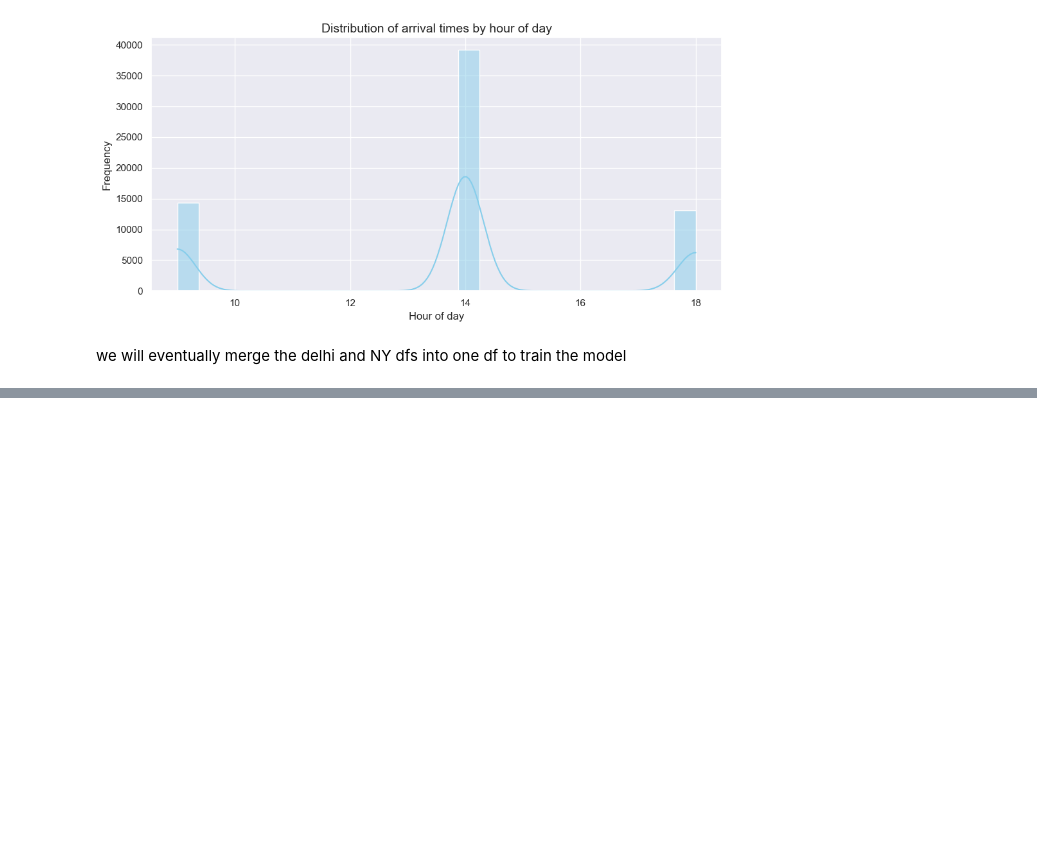
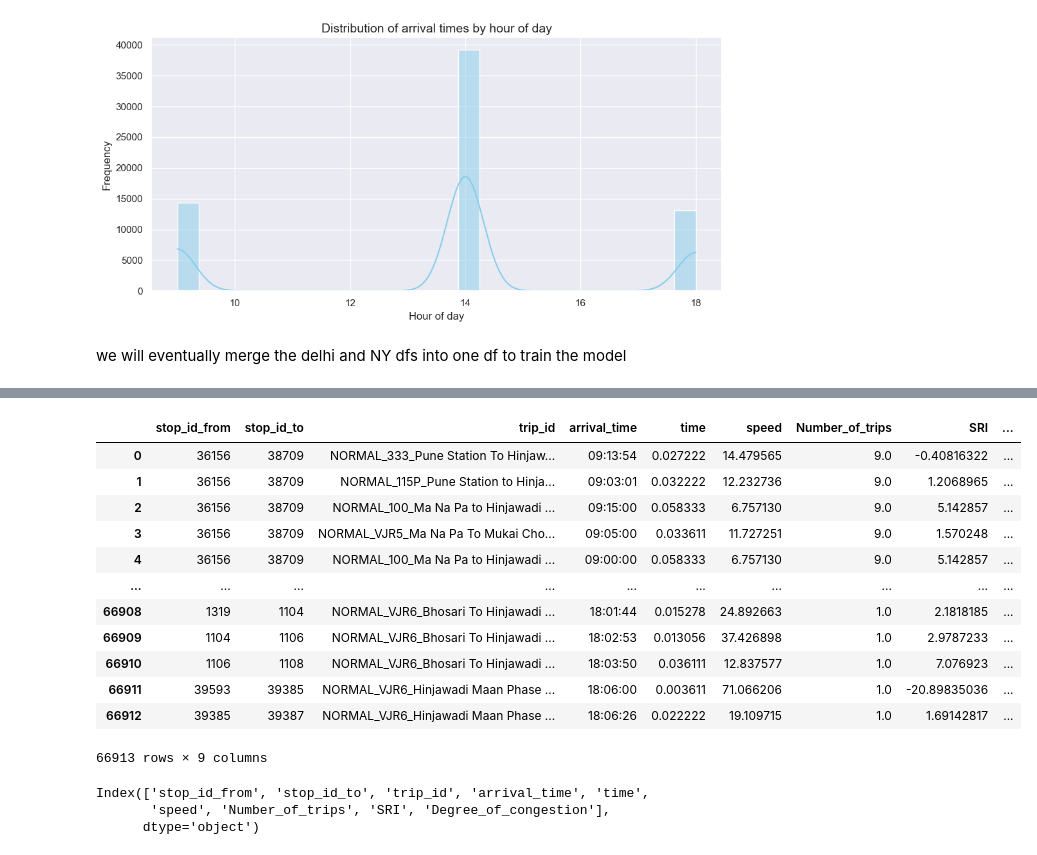
Before and after one commit to habibaadawi/Crowd-Prediciton-Model, a Jupyter notebook: notebook.ipynb, the cells around one changed output, grey strips where cells are left out. Cells and saved outputs as stored; diff of their text form; code cells hidden in the pictures; blank space fills up the shorter version.

```diff
--- a/notebook.ipynb
+++ b/notebook.ipynb
@@ -846,0 +957,24 @@ we will eventually merge the delhi and NY dfs into one df to train the model
+# %%
+merged_df = pd.read_csv('/Users/habibaadawi/Documents/projects/easygo/easygo_ai/models/GTFS_data_collecter/merged_clean_df')
+# %%
+merged_df
+# %% [output]
+|  | stop_id_from | stop_id_to | trip_id | arrival_time | time | speed | Number_of_trips | SRI | ... |
+| 0 | 36156 | 38709 | NORMAL_333_Pune Station To Hinjaw... | 09:13:54 | 0.027222 | 14.479565 | 9.0 | -0.40816322 | ... |
+| 1 | 36156 | 38709 | NORMAL_115P_Pune Station to Hinja... | 09:03:01 | 0.032222 | 12.232736 | 9.0 | 1.2068965 | ... |
+| 2 | 36156 | 38709 | NORMAL_100_Ma Na Pa to Hinjawadi ... | 09:15:00 | 0.058333 | 6.757130 | 9.0 | 5.142857 | ... |
+| 3 | 36156 | 38709 | NORMAL_VJR5_Ma Na Pa To Mukai Cho... | 09:05:00 | 0.033611 | 11.727251 | 9.0 | 1.570248 | ... |
+| 4 | 36156 | 38709 | NORMAL_100_Ma Na Pa to Hinjawadi ... | 09:00:00 | 0.058333 | 6.757130 | 9.0 | 5.142857 | ... |
+| ... | ... | ... | ... | ... | ... | ... | ... | ... | ... |
+| 66908 | 1319 | 1104 | NORMAL_VJR6_Bhosari To Hinjawadi ... | 18:01:44 | 0.015278 | 24.892663 | 1.0 | 2.1818185 | ... |
+| 66909 | 1104 | 1106 | NORMAL_VJR6_Bhosari To Hinjawadi ... | 18:02:53 | 0.013056 | 37.426898 | 1.0 | 2.9787233 | ... |
+| 66910 | 1106 | 1108 | NORMAL_VJR6_Bhosari To Hinjawadi ... | 18:03:50 | 0.036111 | 12.837577 | 1.0 | 7.076923 | ... |
+| 66911 | 39593 | 39385 | NORMAL_VJR6_Hinjawadi Maan Phase ... | 18:06:00 | 0.003611 | 71.066206 | 1.0 | -20.89835036 | ... |
+| 66912 | 39385 | 39387 | NORMAL_VJR6_Hinjawadi Maan Phase ... | 18:06:26 | 0.022222 | 19.109715 | 1.0 | 1.69142817 | ... |
+66913 rows × 9 columns
+# %%
+merged_df.columns
+# %% [output]
+Index(['stop_id_from', 'stop_id_to', 'trip_id', 'arrival_time', 'time',
+       'speed', 'Number_of_trips', 'SRI', 'Degree_of_congestion'],
+      dtype='object')
```
Also changed, not shown: parts of 18 cells of this notebook.
